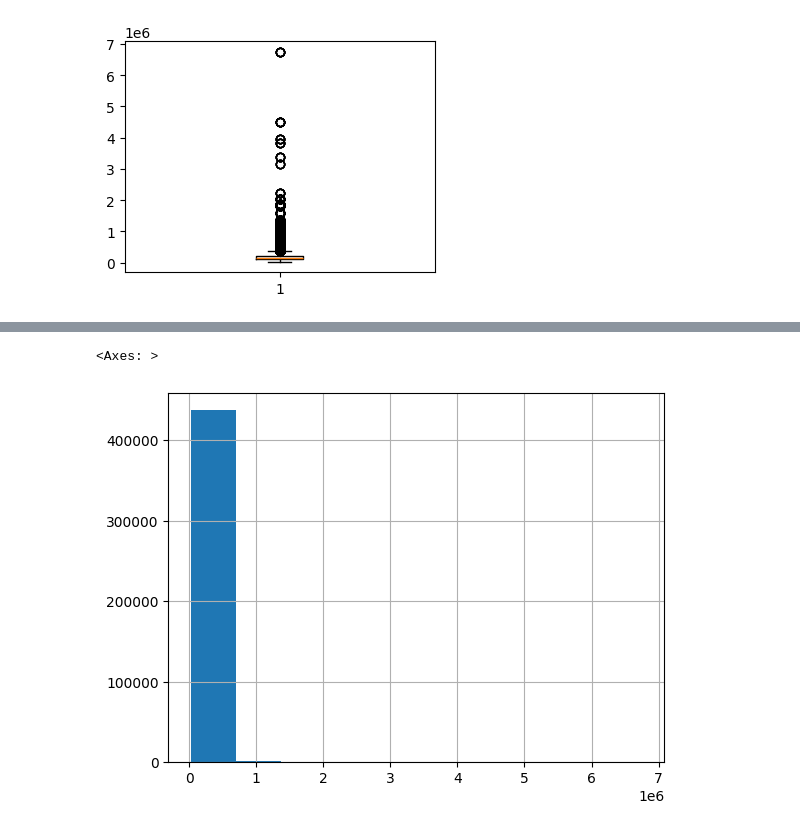
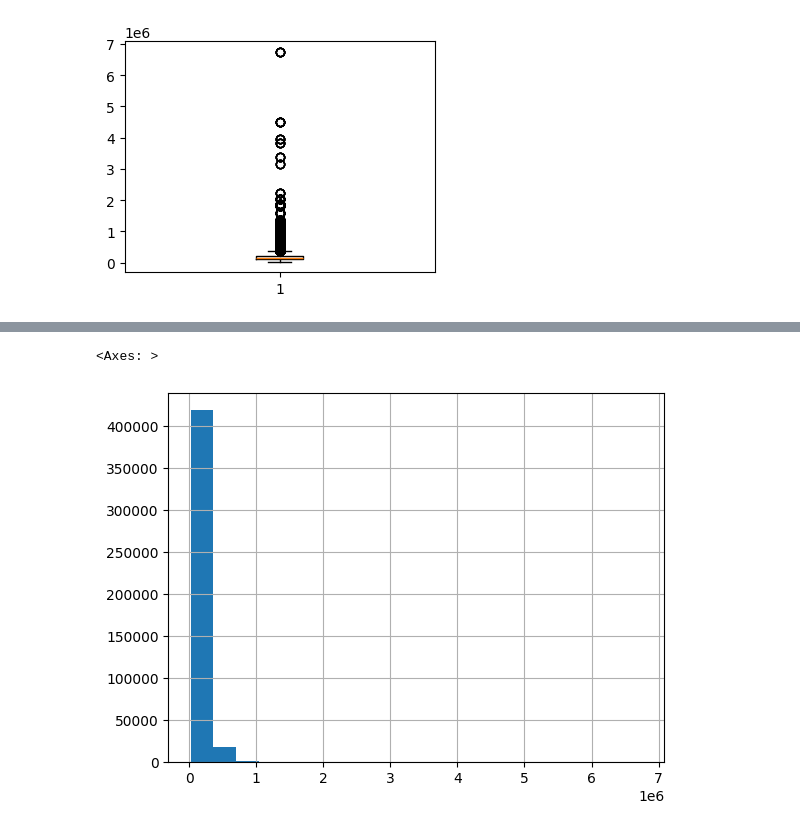
Before and after one commit to huy-ph/data_mining, a Jupyter notebook: learning/cc_decision/cc_analysis.ipynb, the cells around one changed output, grey strips where cells are left out. Saved outputs shown, nothing was run; the diff lists cells and outputs as text; code cells hidden in the pictures.

```diff
--- a/learning/cc_decision/cc_analysis.ipynb
+++ b/learning/cc_decision/cc_analysis.ipynb
@@ -219,5 +213,5 @@ plt.show()
 # %%
-application['AMT_INCOME_TOTAL'].hist()
+application['AMT_INCOME_TOTAL'].hist(bins=20)
 # %% [output]
 <Axes: >
-[figure, old version]
+[figure, new version]
```
Also changed, not shown: parts of 2 cells of this notebook.
